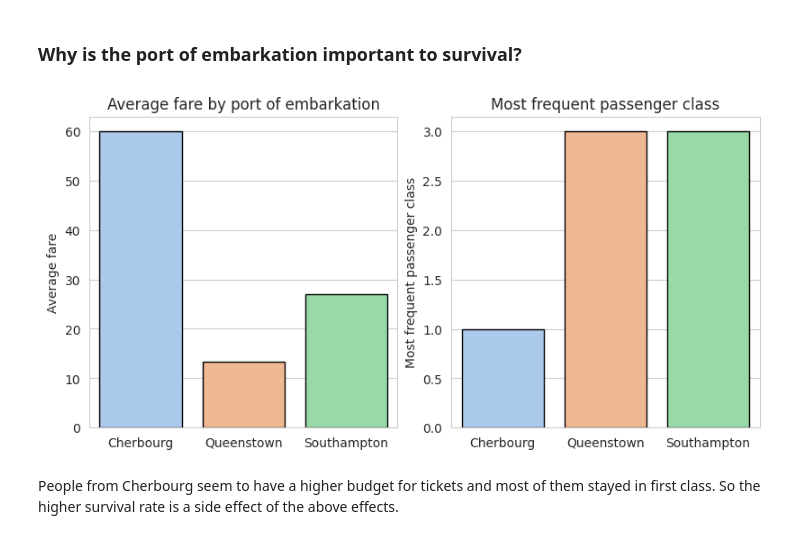
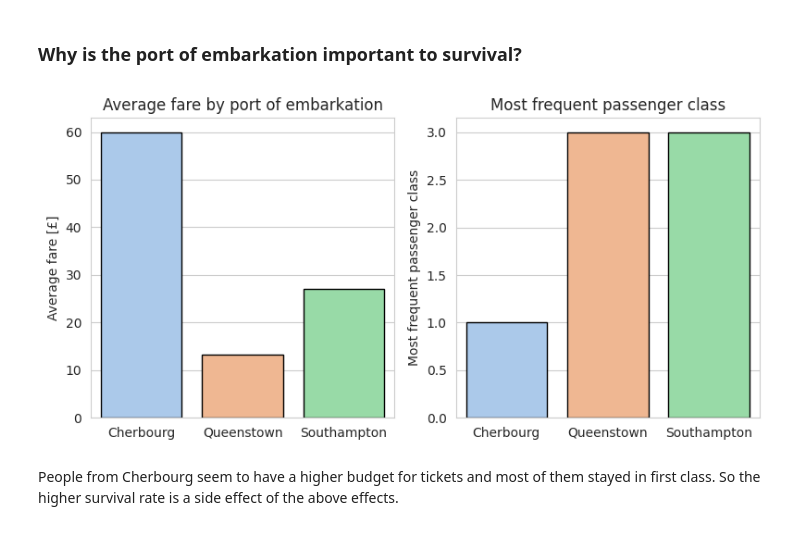
Before and after one commit to ManuelGehl/Titanic-Data-Analysis, a Jupyter notebook: titanic_data_exploration.ipynb, the cells around one changed output. Drawn from its saved outputs; the diff is of its cells as text; code cells hidden in the pictures.

```diff
--- a/titanic_data_exploration.ipynb
+++ b/titanic_data_exploration.ipynb
@@ -284,35 +311,35 @@ plt.show()
 # %%
 # Calculate the mean fare paid grouped by classes of Embarked
 mean_fare_by_embarked = train_dataset.groupby("Embarked")["Fare"].agg("mean")
 
 # Calculate the mean pclass  grouped by classes of Embarked
 mean_pclass_by_embarked = train_dataset.groupby("Embarked")["Pclass"].agg(lambda x: x.mode().iloc[0])
 
 # Plot grouped data
-fix, axes = plt.subplots(1, 2, layout="constrained", figsize=(8,4))
+fix, axes = plt.subplots(1, 2, layout="tight", figsize=(8,4))
 
 sns.barplot(x=mean_fare_by_embarked.index,
             y=mean_fare_by_embarked.values,
             edgecolor="k",
             palette="pastel",
             ax=axes[0])
 axes[0].set_title("Average fare by port of embarkation")
-axes[0].set_ylabel("Average fare")
+axes[0].set_ylabel("Average fare [£]")
 axes[0].set_xlabel(None)
 axes[0].set_xticklabels(["Cherbourg", "Queenstown", "Southampton"])
 
 sns.barplot(x=mean_pclass_by_embarked.index,
             y=mean_pclass_by_embarked.values,
             edgecolor="k",
             palette="pastel",
             ax=axes[1])
 axes[1].set_title("Most frequent passenger class")
 axes[1].set_ylabel("Most frequent passenger class")
 axes[1].set_xlabel(None)
 axes[1].set_xticklabels(["Cherbourg", "Queenstown", "Southampton"])
 plt.show()
 # %% [output]
-[figure, old version]
+[figure, new version]
 # %% [markdown]
 People from Cherbourg seem to have a higher budget for tickets and most of them stayed in first class. So the higher survival rate is a side effect of the above effects.
 # %% [markdown]
```
Also changed, not shown: parts of 5 cells of this notebook.
